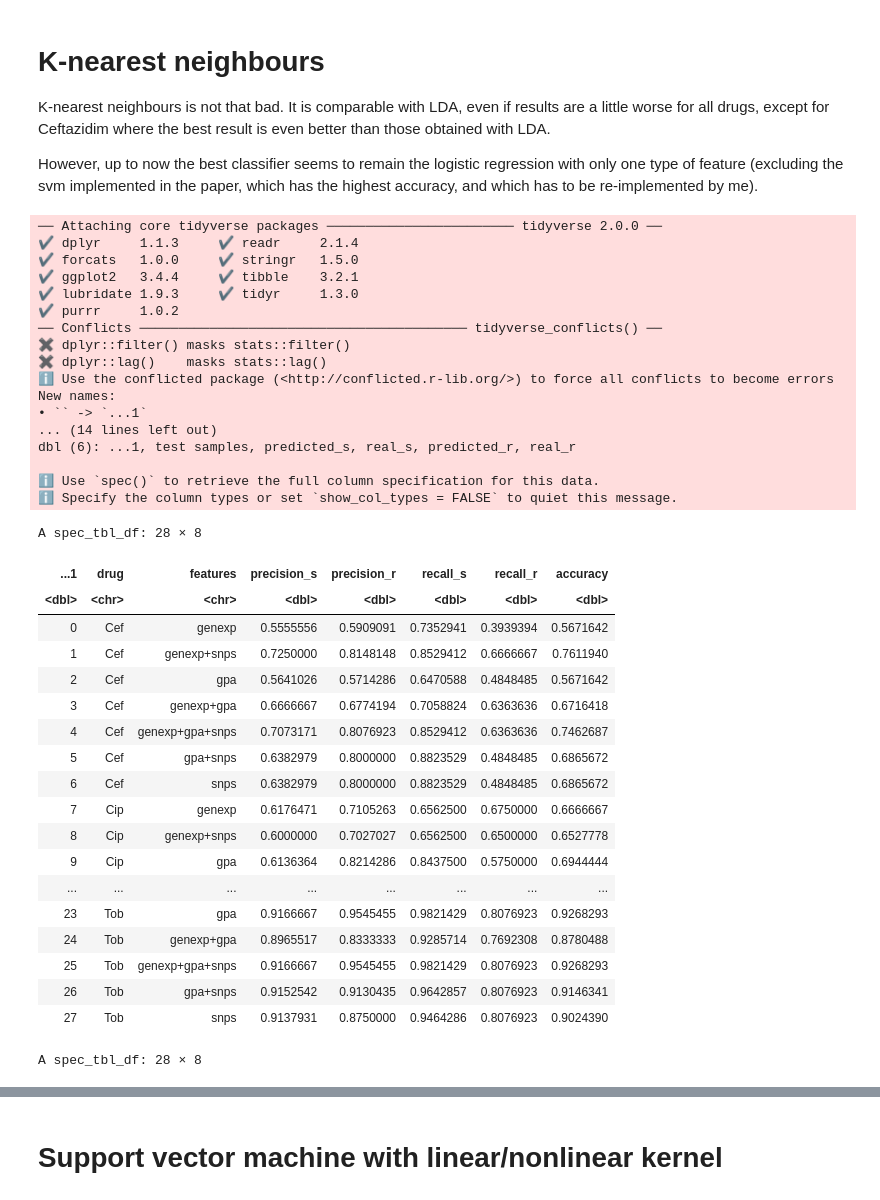
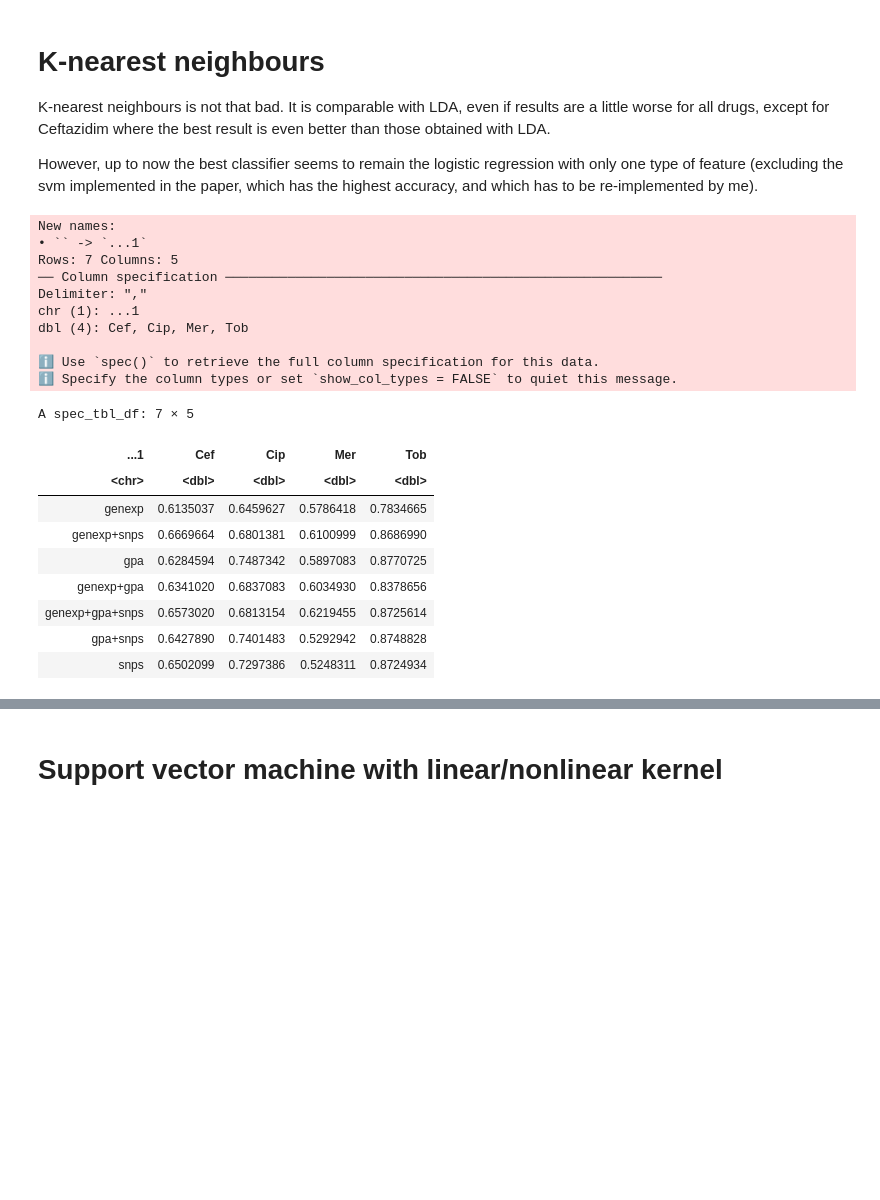
Before and after one commit to riccardo03-maker/Multiomic_integration_antimicrobial_resistance, a Jupyter notebook: r_trials.ipynb, the cells around one changed output, grey strips where cells are left out. Drawn from its saved outputs; the diff is of its cells as text; code cells hidden in the pictures; blank space fills up the shorter version.

```diff
--- a/r_trials.ipynb
+++ b/r_trials.ipynb
@@ -512,49 +530,28 @@ However, up to now the best classifier seems to remain the logistic regression w
 # %%
 library(tidyverse)
 knn_scores <- read_csv(
-    "ml_algorithms/results/knn/knn_scores.csv"
-)
-knn_counts <- read_csv(
-    "ml_algorithms/results/knn/knn_counts.csv"
+    "pipelines/results/ml_algorithms/knn/knn_cv_scores.csv"
 )
 
 knn_scores
-knn_counts
 # %% [output]
-── Attaching core tidyverse packages ──────────────────────── tidyverse 2.0.0 ──
-✔ dplyr     1.1.3     ✔ readr     2.1.4
-✔ forcats   1.0.0     ✔ stringr   1.5.0
-✔ ggplot2   3.4.4     ✔ tibble    3.2.1
-✔ lubridate 1.9.3     ✔ tidyr     1.3.0
-✔ purrr     1.0.2
-── Conflicts ────────────────────────────────────────── tidyverse_conflicts() ──
-✖ dplyr::filter() masks stats::filter()
-✖ dplyr::lag()    masks stats::lag()
-ℹ Use the conflicted package (<http://conflicted.r-lib.org/>) to force all conflicts to become errors
 New names:
 • `` -> `...1`
-... (14 lines left out)
-dbl (6): ...1, test samples, predicted_s, real_s, predicted_r, real_r
+Rows: 7 Columns: 5
+── Column specification ────────────────────────────────────────────────────────
+Delimiter: ","
+chr (1): ...1
+dbl (4): Cef, Cip, Mer, Tob
 
 ℹ Use `spec()` to retrieve the full column specification for this data.
 ℹ Specify the column types or set `show_col_types = FALSE` to quiet this message.
-A spec_tbl_df: 28 × 8
+A spec_tbl_df: 7 × 5
-| ...1 | drug | features | precision_s | precision_r | recall_s | recall_r | accuracy |
-| <dbl> | <chr> | <chr> | <dbl> | <dbl> | <dbl> | <dbl> | <dbl> |
-| 0 | Cef | genexp | 0.5555556 | 0.5909091 | 0.7352941 | 0.3939394 | 0.5671642 |
-| 1 | Cef | genexp+snps | 0.7250000 | 0.8148148 | 0.8529412 | 0.6666667 | 0.7611940 |
-| 2 | Cef | gpa | 0.5641026 | 0.5714286 | 0.6470588 | 0.4848485 | 0.5671642 |
-| 3 | Cef | genexp+gpa | 0.6666667 | 0.6774194 | 0.7058824 | 0.6363636 | 0.6716418 |
-| 4 | Cef | genexp+gpa+snps | 0.7073171 | 0.8076923 | 0.8529412 | 0.6363636 | 0.7462687 |
-| 5 | Cef | gpa+snps | 0.6382979 | 0.8000000 | 0.8823529 | 0.4848485 | 0.6865672 |
-| 6 | Cef | snps | 0.6382979 | 0.8000000 | 0.8823529 | 0.4848485 | 0.6865672 |
-| 7 | Cip | genexp | 0.6176471 | 0.7105263 | 0.6562500 | 0.6750000 | 0.6666667 |
-| 8 | Cip | genexp+snps | 0.6000000 | 0.7027027 | 0.6562500 | 0.6500000 | 0.6527778 |
-| 9 | Cip | gpa | 0.6136364 | 0.8214286 | 0.8437500 | 0.5750000 | 0.6944444 |
-| ... | ... | ... | ... | ... | ... | ... | ... |
-| 23 | Tob | gpa | 0.9166667 | 0.9545455 | 0.9821429 | 0.8076923 | 0.9268293 |
-| 24 | Tob | genexp+gpa | 0.8965517 | 0.8333333 | 0.9285714 | 0.7692308 | 0.8780488 |
-| 25 | Tob | genexp+gpa+snps | 0.9166667 | 0.9545455 | 0.9821429 | 0.8076923 | 0.9268293 |
-| 26 | Tob | gpa+snps | 0.9152542 | 0.9130435 | 0.9642857 | 0.8076923 | 0.9146341 |
-| 27 | Tob | snps | 0.9137931 | 0.8750000 | 0.9464286 | 0.8076923 | 0.9024390 |
+| ...1 | Cef | Cip | Mer | Tob |
+| <chr> | <dbl> | <dbl> | <dbl> | <dbl> |
+| genexp | 0.6135037 | 0.6459627 | 0.5786418 | 0.7834665 |
+| genexp+snps | 0.6669664 | 0.6801381 | 0.6100999 | 0.8686990 |
+| gpa | 0.6284594 | 0.7487342 | 0.5897083 | 0.8770725 |
+| genexp+gpa | 0.6341020 | 0.6837083 | 0.6034930 | 0.8378656 |
+| genexp+gpa+snps | 0.6573020 | 0.6813154 | 0.6219455 | 0.8725614 |
+| gpa+snps | 0.6427890 | 0.7401483 | 0.5292942 | 0.8748828 |
+| snps | 0.6502099 | 0.7297386 | 0.5248311 | 0.8724934 |
-A spec_tbl_df: 28 × 8
```
Also changed, not shown: parts of 11 cells of this notebook, 15 other files.
